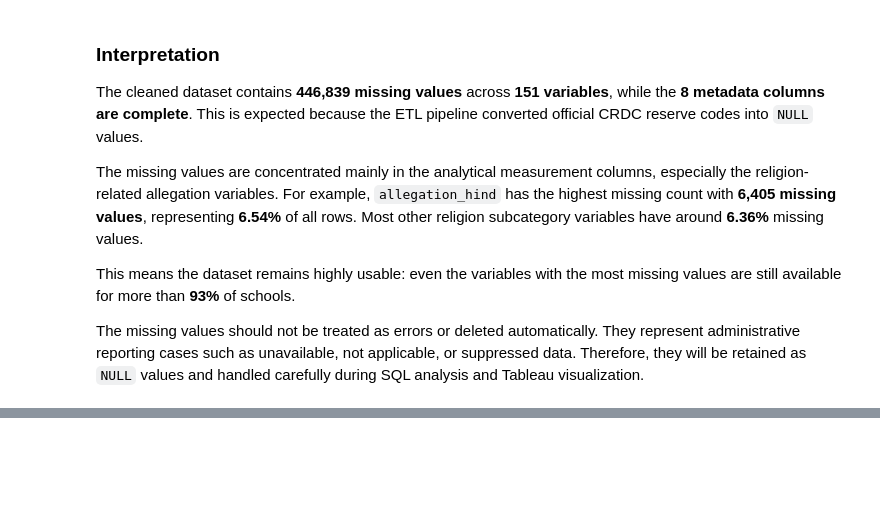
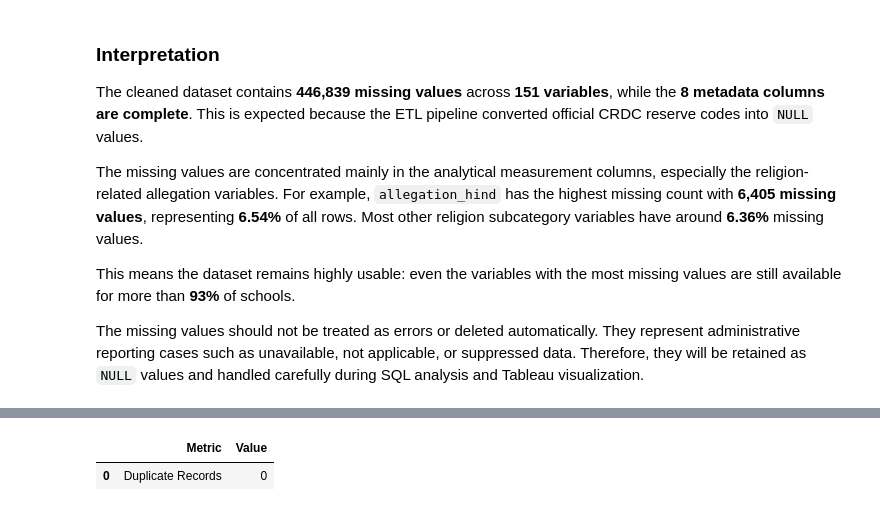
Before and after one commit to MrMcYoldas/school-bullying-analysis-crdc, a Jupyter notebook: notebooks/03_Exploratory_Analysis.ipynb, the cells around one changed output, grey strips where cells are left out. Saved outputs shown, nothing was run; the diff lists cells and outputs as text; code cells hidden in the pictures; blank space fills up the shorter version.

```diff
--- a/notebooks/03_Exploratory_Analysis.ipynb
+++ b/notebooks/03_Exploratory_Analysis.ipynb
@@ -461,0 +470,16 @@ The missing values should not be treated as errors or deleted automatically. The
+# %%
+# =====================================================
+# Duplicate Record Check
+# =====================================================
+
+duplicate_count = df.duplicated().sum()
+
+duplicate_summary = pd.DataFrame({
+    "Metric": ["Duplicate Records"],
+    "Value": [duplicate_count]
+})
+
+duplicate_summary
+# %% [output]
+|  | Metric | Value |
+| 0 | Duplicate Records | 0 |
```
Also changed, not shown: parts of 6 cells of this notebook.
